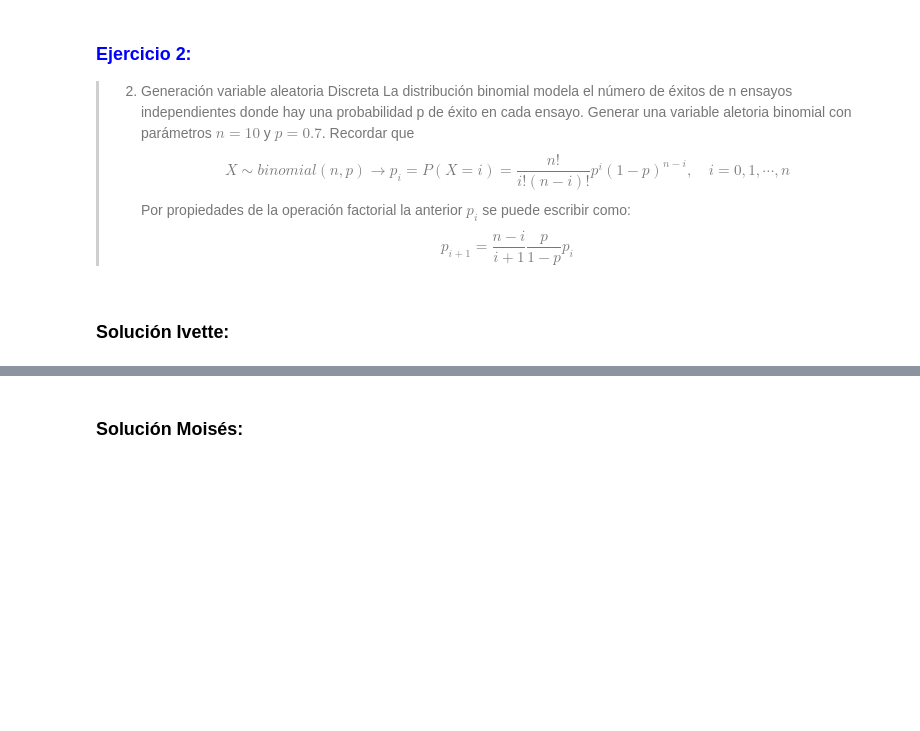
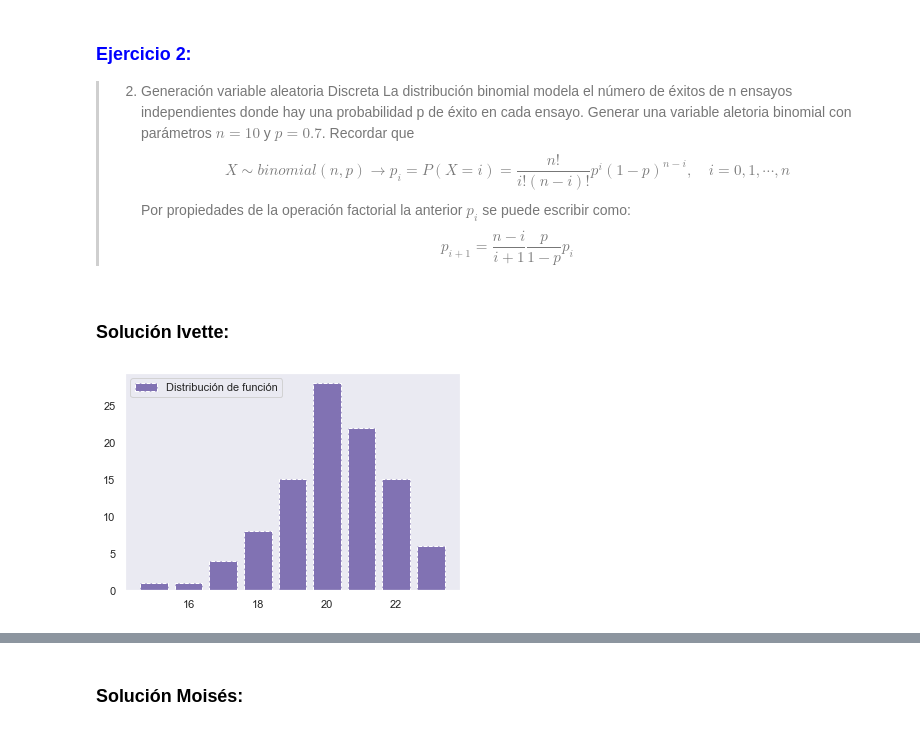
Before and after one commit to IvetteLandaverde/ProyectoConjunto5y6_ILandaverde_MFlores, a Jupyter notebook: Tarea5_ILandaverde_MFlores.ipynb, the cells around one changed output, grey strips where cells are left out. Drawn from its saved outputs; the diff is of its cells as text; code cells hidden in the pictures; blank space fills up the shorter version.

```diff
--- a/Tarea5_ILandaverde_MFlores.ipynb
+++ b/Tarea5_ILandaverde_MFlores.ipynb
@@ -123,2 +145,32 @@ Para este ejercicio lo primero fue encontrar la función que distribuye acumulad
+# %%
+N=100
+def binom():
+    x = 10; p = 0.7; N = 100
+    result = []
+    for a in range(N):
+        result.append(scipy.stats.binom.cdf(x, N, p))
+        x += 3
+    return result
+def Gen_distr_discreta(p_acum: 'P.Acumulada de la distribución a generar',
+                       N: 'cantidad de números aleatorios a generar'):
+
+    U =np.random.rand(N)
+    # los valores aletorios
+    y = ([sum([1 for p in p_acum if p < ui]) for ui in U])
+    return y
+def plot_histogram_discrete(distribucion:'distribución a graficar histograma',
+                            label:'label del legend'):
+    # len(set(distribucion)) cuenta la cantidad de elementos distintos de la variable 'distribucion'
+    plt.figure(figsize=[6,4])
+    y,x = np.histogram(distribucion,bins = len(set(distribucion)))
+    plt.bar(list(set(distribucion)),y,label=label,color="m",linestyle='dashed')
+    plt.legend()
+    plt.grid()
+    plt.show()
+p_acum = binom()
+distribucion = Gen_distr_discreta(p_acum,N)
+plot_histogram_discrete(distribucion,"Distribución de función")
+# %% [output]
+[figure, added]
 # %% [markdown]
 ### Respuesta planteada en el ejercicio es:
```
Also changed, not shown: parts of 8 cells of this notebook, 1 other file.
